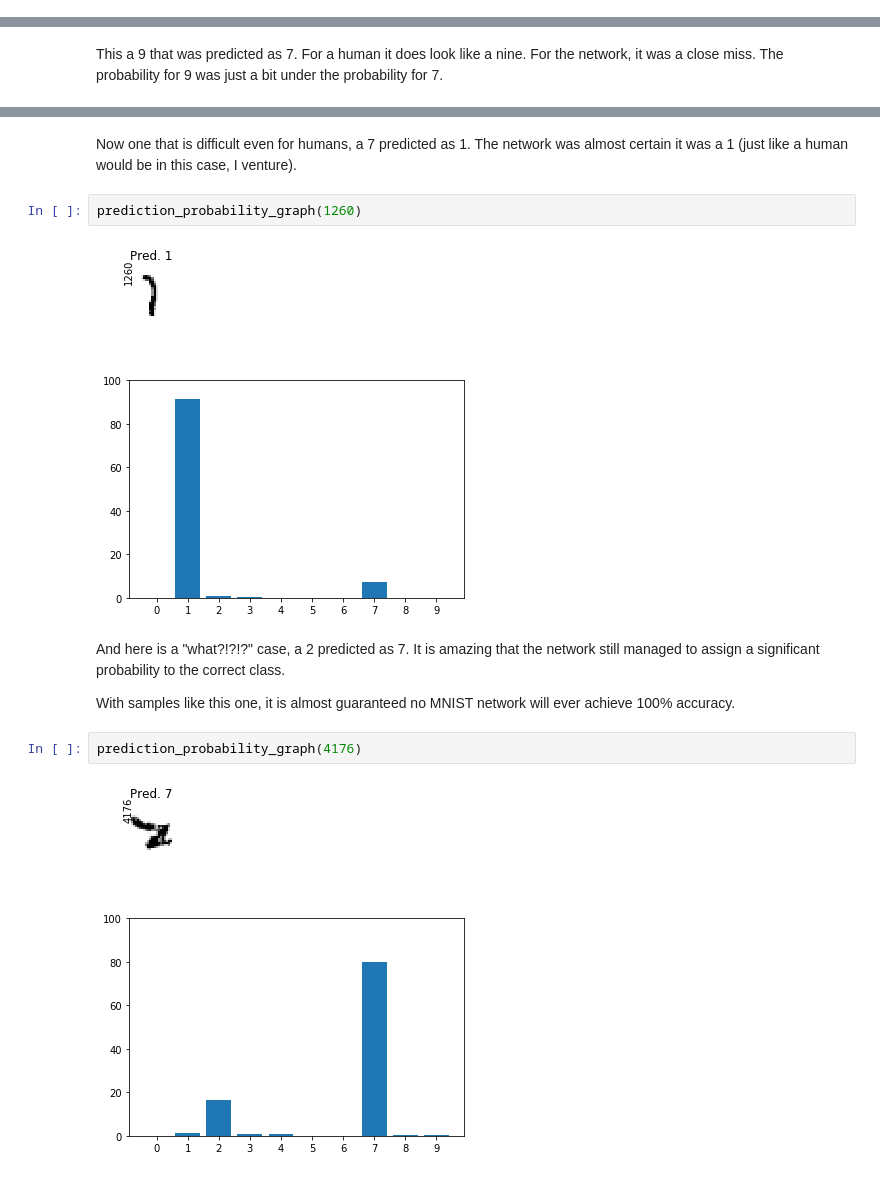
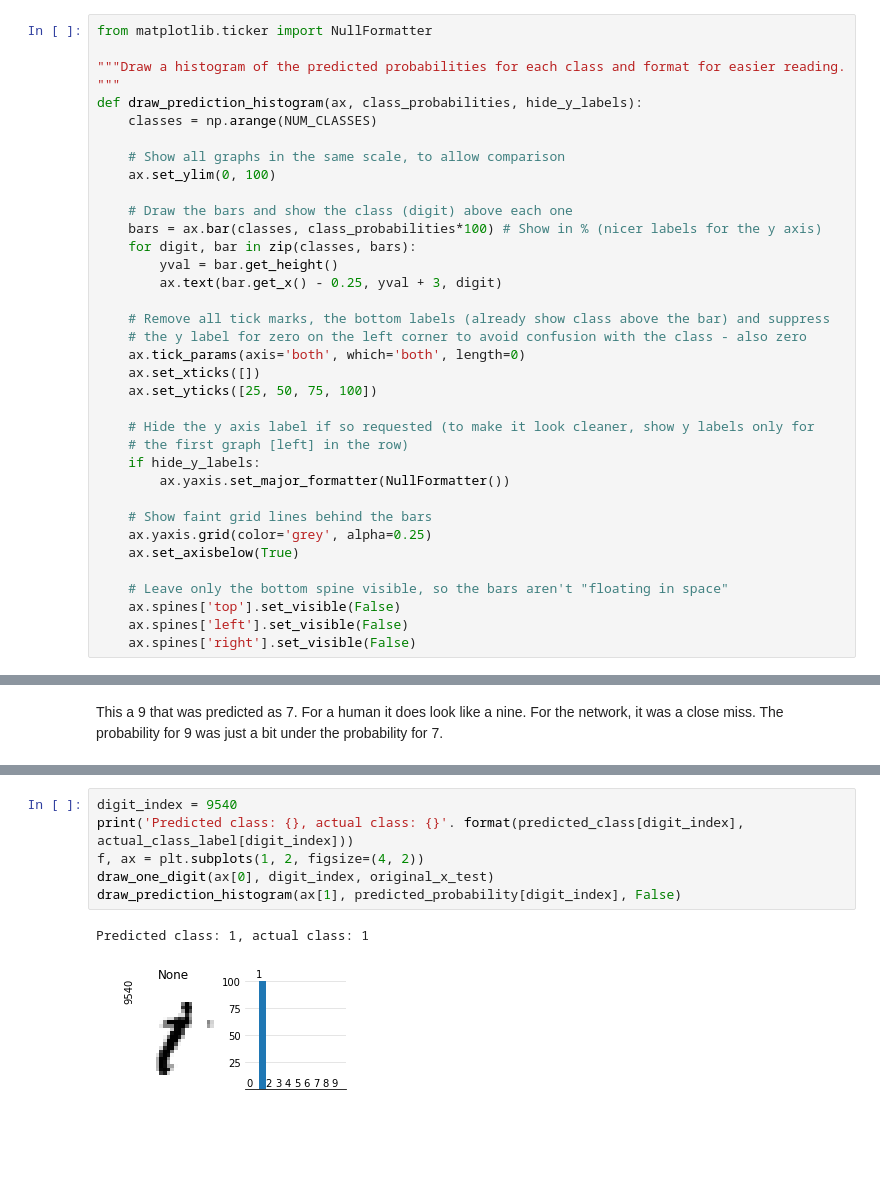
Before and after one commit to fau-masters-collected-works-cgarbin/cap6618-computer-vision, a Jupyter notebook: module5/CAP6618_PP3_final_cgarbin.ipynb, the cells around one changed output, grey strips where cells are left out. Saved outputs shown, nothing was run; the diff lists cells and outputs as text; blank space fills up the shorter version.

```diff
--- a/module5/CAP6618_PP3_final_cgarbin.ipynb
+++ b/module5/CAP6618_PP3_final_cgarbin.ipynb
@@ -625,0 +616,36 @@ Misclassified 5s
+# %%
+from matplotlib.ticker import NullFormatter
+
+"""Draw a histogram of the predicted probabilities for each class and format for easier reading.
+"""
+def draw_prediction_histogram(ax, class_probabilities, hide_y_labels):
+    classes = np.arange(NUM_CLASSES)
+
+    # Show all graphs in the same scale, to allow comparison
+    ax.set_ylim(0, 100)
+
+    # Draw the bars and show the class (digit) above each one
+    bars = ax.bar(classes, class_probabilities*100) # Show in % (nicer labels for the y axis)
+    for digit, bar in zip(classes, bars):
+        yval = bar.get_height()
+        ax.text(bar.get_x() - 0.25, yval + 3, digit)
+
+    # Remove all tick marks, the bottom labels (already show class above the bar) and suppress
+    # the y label for zero on the left corner to avoid confusion with the class - also zero
+    ax.tick_params(axis='both', which='both', length=0)
+    ax.set_xticks([])
+    ax.set_yticks([25, 50, 75, 100])
+
+    # Hide the y axis label if so requested (to make it look cleaner, show y labels only for
+    # the first graph [left] in the row)
+    if hide_y_labels:
+        ax.yaxis.set_major_formatter(NullFormatter())
+
+    # Show faint grid lines behind the bars
+    ax.yaxis.grid(color='grey', alpha=0.25)
+    ax.set_axisbelow(True)
+
+    # Leave only the bottom spine visible, so the bars aren't "floating in space"
+    ax.spines['top'].set_visible(False)
+    ax.spines['left'].set_visible(False)
+    ax.spines['right'].set_visible(False)
@@ -649,16 +732,9 @@ prediction_probability_graph(9692)
-# %% [markdown]
-Now one that is difficult even for humans, a 7 predicted as 1. The network was almost certain it was a 1 (just like a human would be in this case, I venture).
-# %%
-prediction_probability_graph(1260)
-# %% [output]
-[figure, removed]
-[figure, removed]
-# %% [markdown]
-And here is a "what?!?!?" case, a 2 predicted as 7. It is amazing that the network still managed to assign a significant probability to the correct class.
-
-With samples like this one, it is almost guaranteed no MNIST network will ever achieve 100% accuracy.
-# %%
-prediction_probability_graph(4176)
-# %% [output]
-[figure, removed]
-[figure, removed]
+# %%
+digit_index = 9540
+print('Predicted class: {}, actual class: {}'. format(predicted_class[digit_index], actual_class_label[digit_index]))
+f, ax = plt.subplots(1, 2, figsize=(4, 2))
+draw_one_digit(ax[0], digit_index, original_x_test)
+draw_prediction_histogram(ax[1], predicted_probability[digit_index], False)
+# %% [output]
+Predicted class: 1, actual class: 1
+[figure, added]
```
Also changed, not shown: parts of 26 cells of this notebook, 1 other file.
